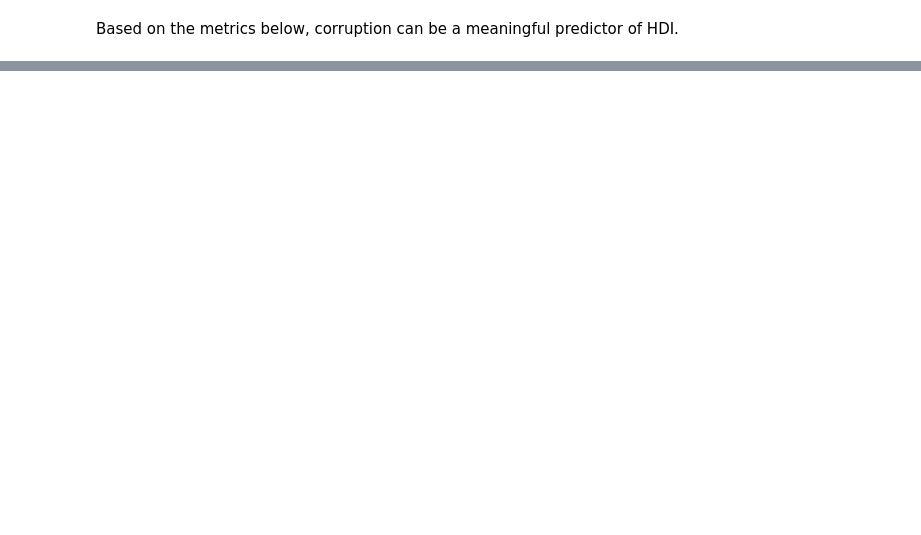
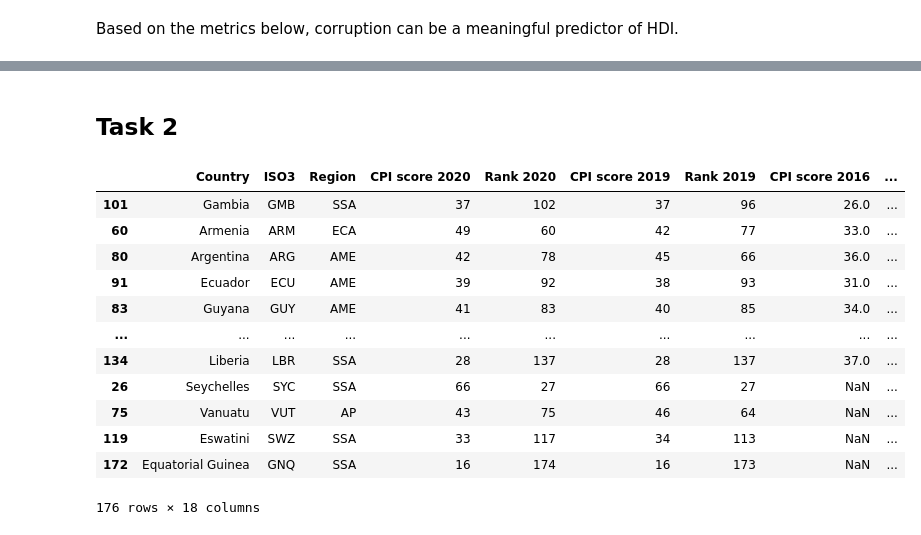
Before and after one commit to ASerfozo/CEU_Python, a Jupyter notebook: code/Term_Project_analysis.ipynb, the cells around one changed output, grey strips where cells are left out. Drawn from its saved outputs; the diff is of its cells as text; code cells hidden in the pictures; blank space fills up the shorter version.

Commit message:
updating Task1

```diff
--- a/code/Term_Project_analysis.ipynb
+++ b/code/Term_Project_analysis.ipynb
@@ -221,0 +228,19 @@ Root Mean Squared Error: 0.10206078064809632
+# %% [markdown]
+## Task 2
+# %%
+df1['CPI_Rank_difference'] = df1["Rank 2016"]-df1["Rank 2019"]
+df1.sort_values(by=['CPI_Rank_difference'], ascending = False)
+# %% [output]
+|  | Country | ISO3 | Region | CPI score 2020 | Rank 2020 | CPI score 2019 | Rank 2019 | CPI score 2016 | ... |
+| 101 | Gambia | GMB | SSA | 37 | 102 | 37 | 96 | 26.0 | ... |
+| 60 | Armenia | ARM | ECA | 49 | 60 | 42 | 77 | 33.0 | ... |
+| 80 | Argentina | ARG | AME | 42 | 78 | 45 | 66 | 36.0 | ... |
+| 91 | Ecuador | ECU | AME | 39 | 92 | 38 | 93 | 31.0 | ... |
+| 83 | Guyana | GUY | AME | 41 | 83 | 40 | 85 | 34.0 | ... |
+| ... | ... | ... | ... | ... | ... | ... | ... | ... | ... |
+| 134 | Liberia | LBR | SSA | 28 | 137 | 28 | 137 | 37.0 | ... |
+| 26 | Seychelles | SYC | SSA | 66 | 27 | 66 | 27 | NaN | ... |
+| 75 | Vanuatu | VUT | AP | 43 | 75 | 46 | 64 | NaN | ... |
+| 119 | Eswatini | SWZ | SSA | 33 | 117 | 34 | 113 | NaN | ... |
+| 172 | Equatorial Guinea | GNQ | SSA | 16 | 174 | 16 | 173 | NaN | ... |
+176 rows × 18 columns
```
Also changed, not shown: parts of 13 cells of this notebook.
